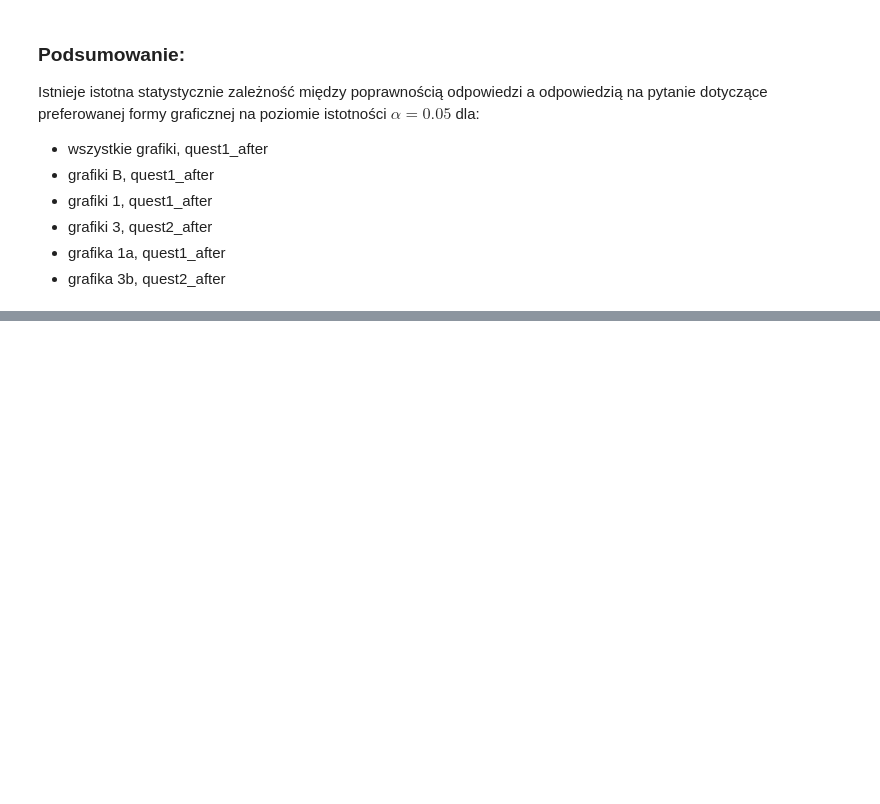
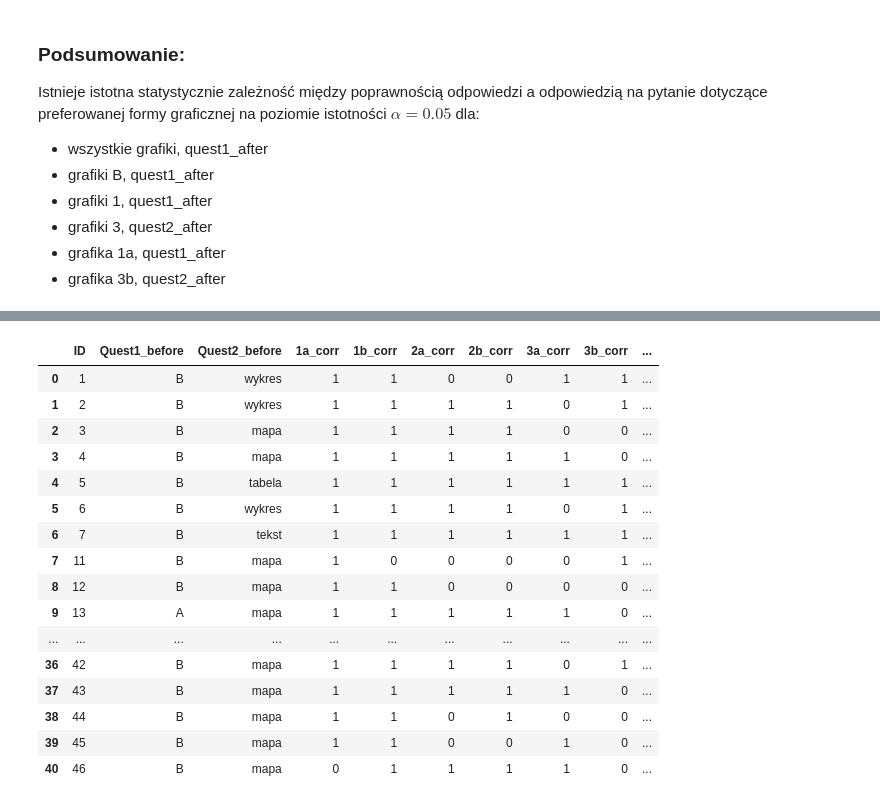
Before and after one commit to MartaSolarz/Master_thesis, a Jupyter notebook: statistical_tests/poprawnosc_vs_quest12.ipynb, the cells around one changed output, grey strips where cells are left out. Drawn from its saved outputs; the diff is of its cells as text; code cells hidden in the pictures; blank space fills up the shorter version.

```diff
--- a/statistical_tests/poprawnosc_vs_quest12.ipynb
+++ b/statistical_tests/poprawnosc_vs_quest12.ipynb
@@ -602,0 +589,23 @@ Istnieje istotna statystycznie zależność między poprawnością odpowiedzi a
+# %%
+df_merge['is_change_1'] = df_merge.apply(lambda row: row['Quest1_before'] != row['Quest1_after'], axis=1)
+df_merge['is_change_2'] = df_merge.apply(lambda row: row['Quest2_before'] != row['Quest2_after'], axis=1)
+
+df_merge
+# %% [output]
+|  | ID | Quest1_before | Quest2_before | 1a_corr | 1b_corr | 2a_corr | 2b_corr | 3a_corr | 3b_corr | ... |
+| 0 | 1 | B | wykres | 1 | 1 | 0 | 0 | 1 | 1 | ... |
+| 1 | 2 | B | wykres | 1 | 1 | 1 | 1 | 0 | 1 | ... |
+| 2 | 3 | B | mapa | 1 | 1 | 1 | 1 | 0 | 0 | ... |
+| 3 | 4 | B | mapa | 1 | 1 | 1 | 1 | 1 | 0 | ... |
+| 4 | 5 | B | tabela | 1 | 1 | 1 | 1 | 1 | 1 | ... |
+| 5 | 6 | B | wykres | 1 | 1 | 1 | 1 | 0 | 1 | ... |
+| 6 | 7 | B | tekst | 1 | 1 | 1 | 1 | 1 | 1 | ... |
+| 7 | 11 | B | mapa | 1 | 0 | 0 | 0 | 0 | 1 | ... |
+| 8 | 12 | B | mapa | 1 | 1 | 0 | 0 | 0 | 0 | ... |
+| 9 | 13 | A | mapa | 1 | 1 | 1 | 1 | 1 | 0 | ... |
+| ... | ... | ... | ... | ... | ... | ... | ... | ... | ... | ... |
+| 36 | 42 | B | mapa | 1 | 1 | 1 | 1 | 0 | 1 | ... |
+| 37 | 43 | B | mapa | 1 | 1 | 1 | 1 | 1 | 0 | ... |
+| 38 | 44 | B | mapa | 1 | 1 | 0 | 1 | 0 | 0 | ... |
+| 39 | 45 | B | mapa | 1 | 1 | 0 | 0 | 1 | 0 | ... |
+| 40 | 46 | B | mapa | 0 | 1 | 1 | 1 | 1 | 0 | ... |
```
Also changed, not shown: parts of 18 cells of this notebook, 1 other file.
